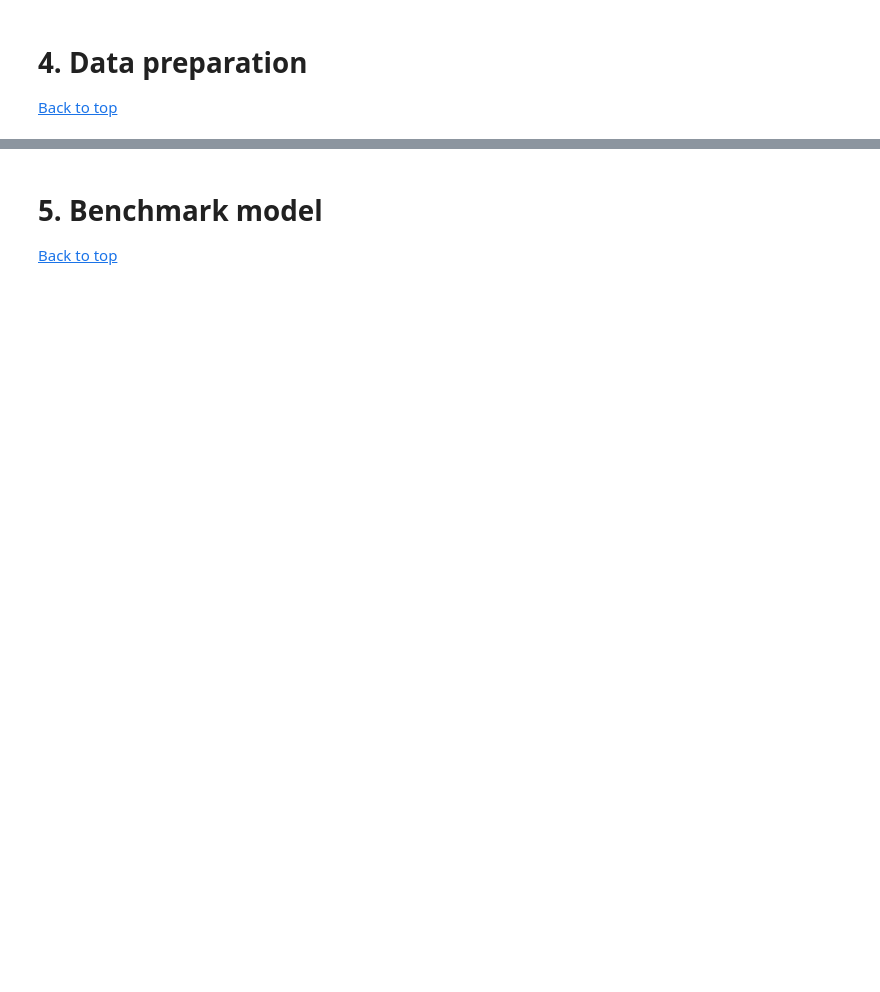
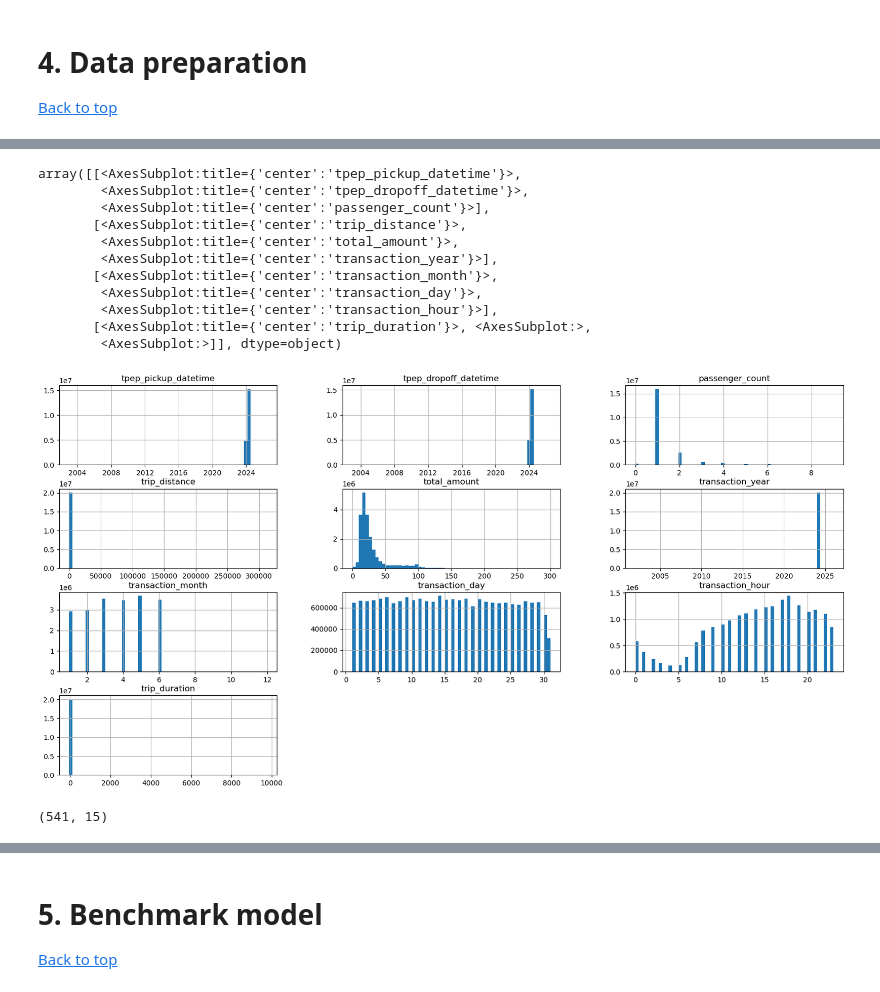
Before and after one commit to kermityan/NYC_taxi_price_predict, a Jupyter notebook: taxi_price_prediction.ipynb, the cells around one changed output, grey strips where cells are left out. Saved outputs shown, nothing was run; the diff lists cells and outputs as text; code cells hidden in the pictures; blank space fills up the shorter version.

```diff
--- a/taxi_price_prediction.ipynb
+++ b/taxi_price_prediction.ipynb
@@ -77,0 +228,2 @@ df_taxi.describe()
+# %%
+df_taxi_prep[categorical_features] = df_taxi_prep[categorical_features].astype(str)
@@ -77,0 +255,8 @@ df_taxi.describe()
+# %%
+df_taxi_prep['transaction_date'] = df_taxi_prep['tpep_pickup_datetime'].dt.date
+df_taxi_prep['transaction_year'] = df_taxi_prep['tpep_pickup_datetime'].dt.year
+df_taxi_prep['transaction_month'] = df_taxi_prep['tpep_pickup_datetime'].dt.month
+df_taxi_prep['transaction_day'] = df_taxi_prep['tpep_pickup_datetime'].dt.day
+df_taxi_prep['transaction_hour'] = df_taxi_prep['tpep_pickup_datetime'].dt.hour
+# %%
+df_taxi_prep['trip_duration'] = df_taxi_prep['tpep_dropoff_datetime'] - df_taxi_prep['tpep_pickup_datetime']
@@ -77,0 +272,17 @@ df_taxi.describe()
+# %%
+df_taxi_prep['trip_duration'] = df_taxi_prep['trip_duration'] / pd.Timedelta(minutes=1)
+# %%
+df_taxi_prep.hist(figsize=(20,10), bins=60)
+# %% [output]
+array([[<AxesSubplot:title={'center':'tpep_pickup_datetime'}>,
+        <AxesSubplot:title={'center':'tpep_dropoff_datetime'}>,
+        <AxesSubplot:title={'center':'passenger_count'}>],
+       [<AxesSubplot:title={'center':'trip_distance'}>,
+        <AxesSubplot:title={'center':'total_amount'}>,
+        <AxesSubplot:title={'center':'transaction_year'}>],
+       [<AxesSubplot:title={'center':'transaction_month'}>,
+        <AxesSubplot:title={'center':'transaction_day'}>,
+        <AxesSubplot:title={'center':'transaction_hour'}>],
+       [<AxesSubplot:title={'center':'trip_duration'}>, <AxesSubplot:>,
+        <AxesSubplot:>]], dtype=object)
+[figure, added]
@@ -77,0 +296,4 @@ df_taxi.describe()
+# %%
+df_outlier_distance.shape
+# %% [output]
+(541, 15)
```
Also changed, not shown: parts of 57 cells of this notebook.
